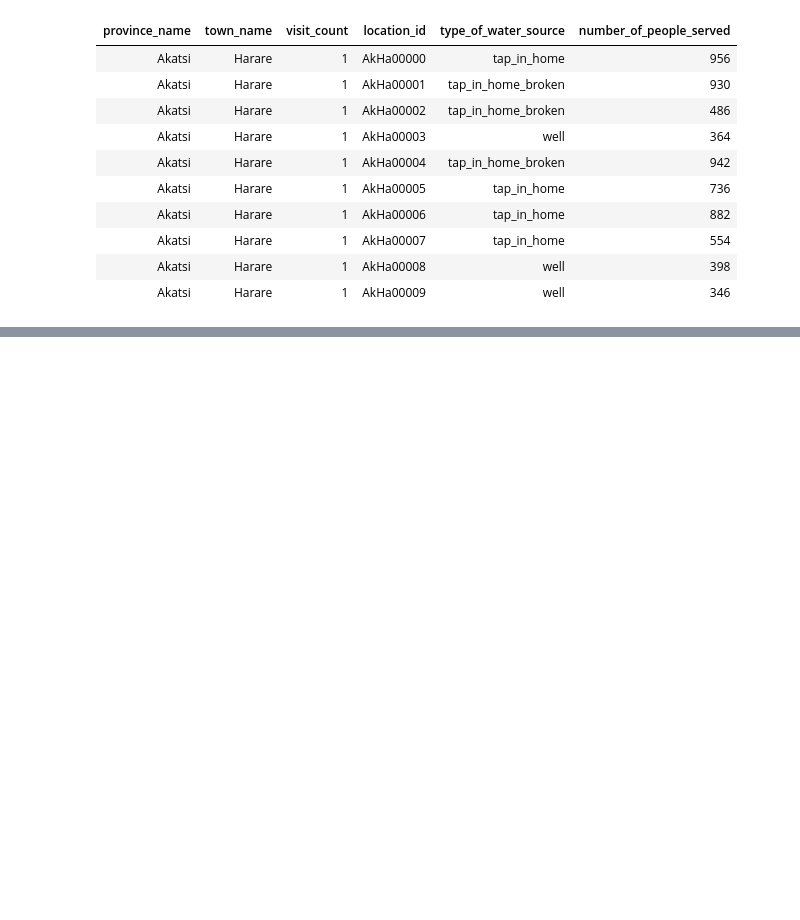
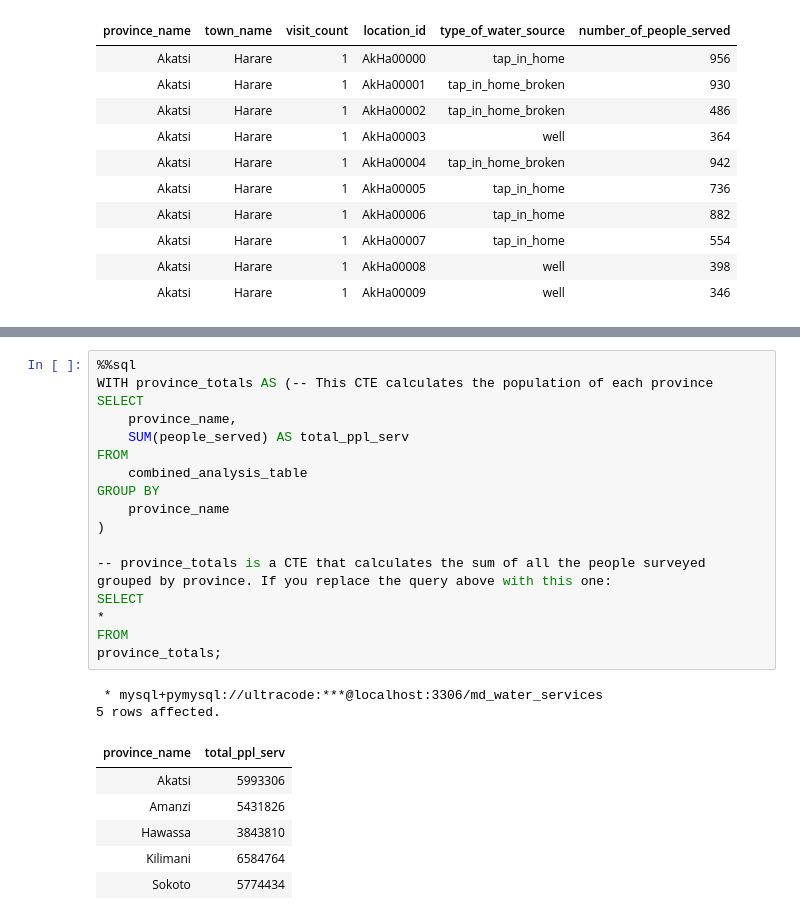
Before and after one commit to Ultra-Code/datascience_exploration, a Jupyter notebook: src/Integrated project - Weaving the data threads of Maji Ndogo's narrative.ipynb, the cells around one changed output, grey strips where cells are left out. Cells and saved outputs as stored; diff of their text form; blank space fills up the shorter version.

```diff
--- a/src/Integrated project - Weaving the data threads of Maji Ndogo's narrative.ipynb
+++ b/src/Integrated project - Weaving the data threads of Maji Ndogo's narrative.ipynb
@@ -807,0 +836,26 @@ SELECT * FROM Records;
+# %%
+%%sql
+WITH province_totals AS (-- This CTE calculates the population of each province
+SELECT
+    province_name,
+    SUM(people_served) AS total_ppl_serv
+FROM
+    combined_analysis_table
+GROUP BY
+    province_name
+)
+
+-- province_totals is a CTE that calculates the sum of all the people surveyed grouped by province. If you replace the query above with this one:
+SELECT
+*
+FROM
+province_totals;
+# %% [output]
+ * mysql+pymysql://ultracode:***@localhost:3306/md_water_services
+5 rows affected.
+| province_name | total_ppl_serv |
+| Akatsi | 5993306 |
+| Amanzi | 5431826 |
+| Hawassa | 3843810 |
+| Kilimani | 6584764 |
+| Sokoto | 5774434 |
```
Also changed, not shown: parts of 3 cells of this notebook.
